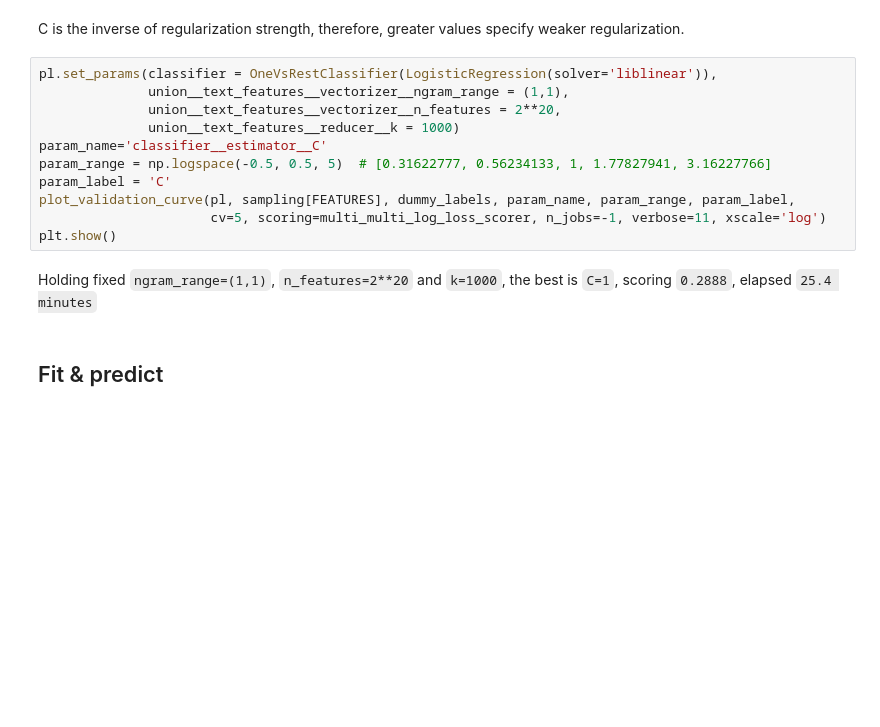
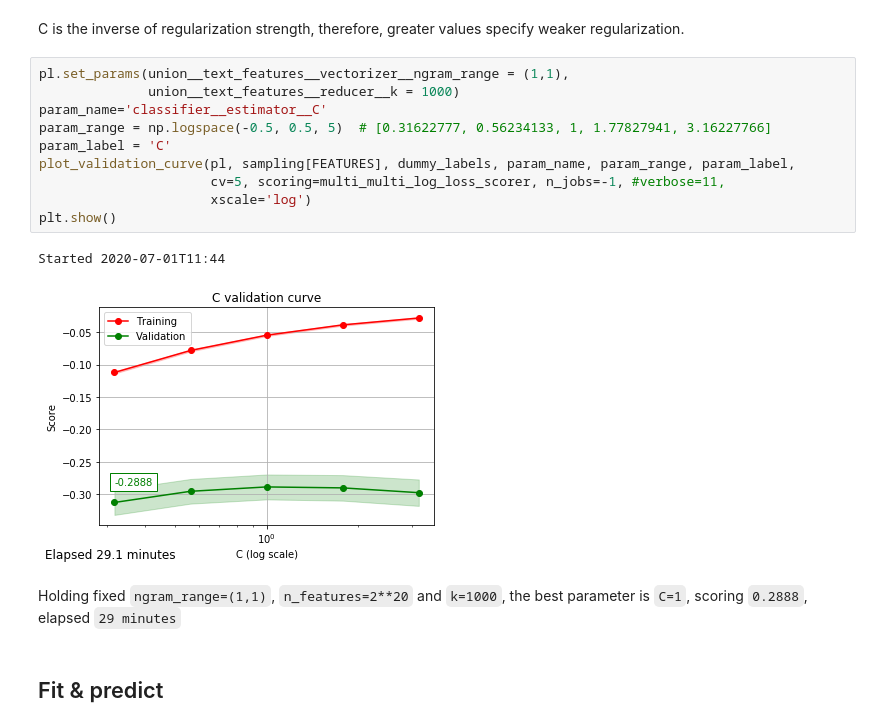
Before and after one commit to mauriciocramos/school-budgets, a Jupyter notebook: notebooks/3-Model development.ipynb, the cells around one changed output. Drawn from its saved outputs; the diff is of its cells as text; blank space fills up the shorter version.

```diff
--- a/notebooks/3-Model development.ipynb
+++ b/notebooks/3-Model development.ipynb
@@ -254,18 +271,20 @@ The best is `k=1000` and `ngram_range=(1,1)`
 # %% [markdown]
 C is the inverse of regularization strength, therefore, greater values specify weaker regularization.
 # %%
-pl.set_params(classifier = OneVsRestClassifier(LogisticRegression(solver='liblinear')),
-              union__text_features__vectorizer__ngram_range = (1,1),
-              union__text_features__vectorizer__n_features = 2**20,
+pl.set_params(union__text_features__vectorizer__ngram_range = (1,1),
               union__text_features__reducer__k = 1000)
 param_name='classifier__estimator__C'
 param_range = np.logspace(-0.5, 0.5, 5)  # [0.31622777, 0.56234133, 1, 1.77827941, 3.16227766]
 param_label = 'C'
 plot_validation_curve(pl, sampling[FEATURES], dummy_labels, param_name, param_range, param_label,
-                      cv=5, scoring=multi_multi_log_loss_scorer, n_jobs=-1, verbose=11, xscale='log')
+                      cv=5, scoring=multi_multi_log_loss_scorer, n_jobs=-1, #verbose=11,
+                      xscale='log')
 plt.show()
+# %% [output]
+Started 2020-07-01T11:44
+[figure, added]
 # %% [markdown]
-Holding fixed `ngram_range=(1,1)`, `n_features=2**20` and `k=1000`, the best is `C=1`, scoring `0.2888`, elapsed `25.4 minutes`
+Holding fixed `ngram_range=(1,1)`, `n_features=2**20` and `k=1000`, the best parameter is `C=1`, scoring `0.2888`, elapsed `29 minutes`
 # %% [markdown]
 ## Fit & predict
 # %%
```
Also changed, not shown: parts of 30 cells of this notebook, 1 other file.
